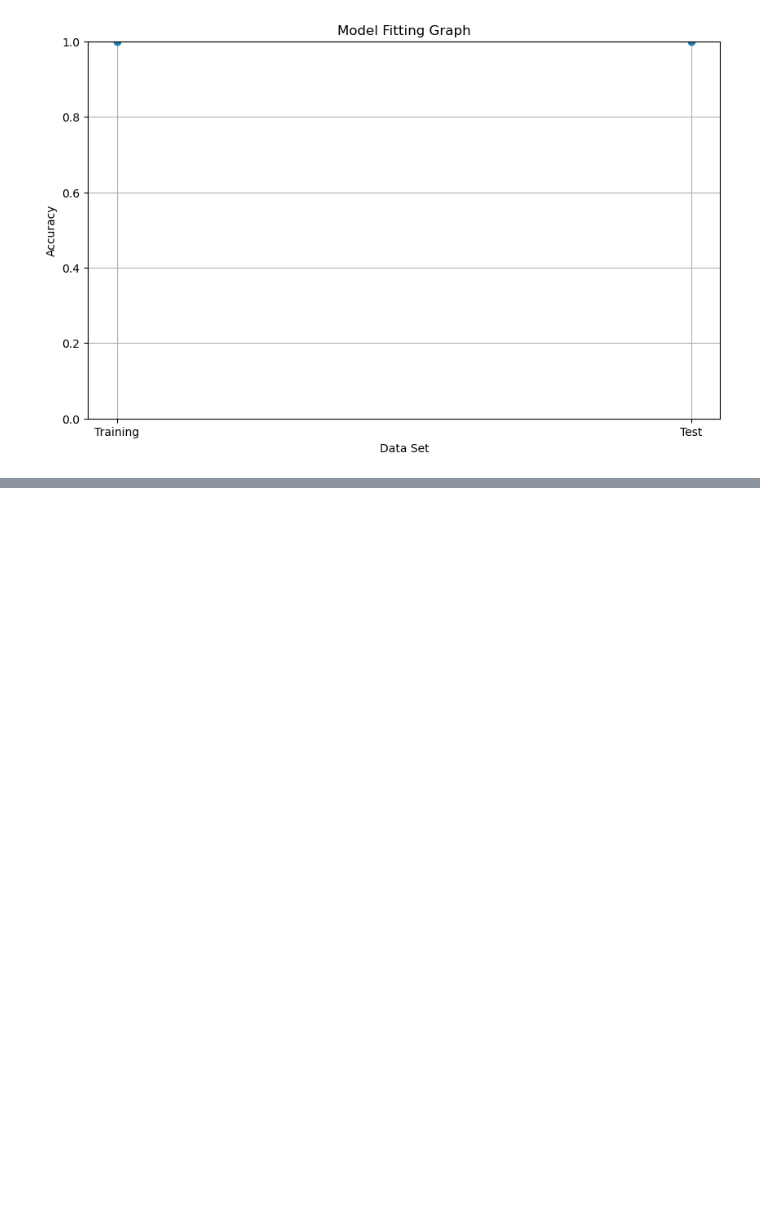
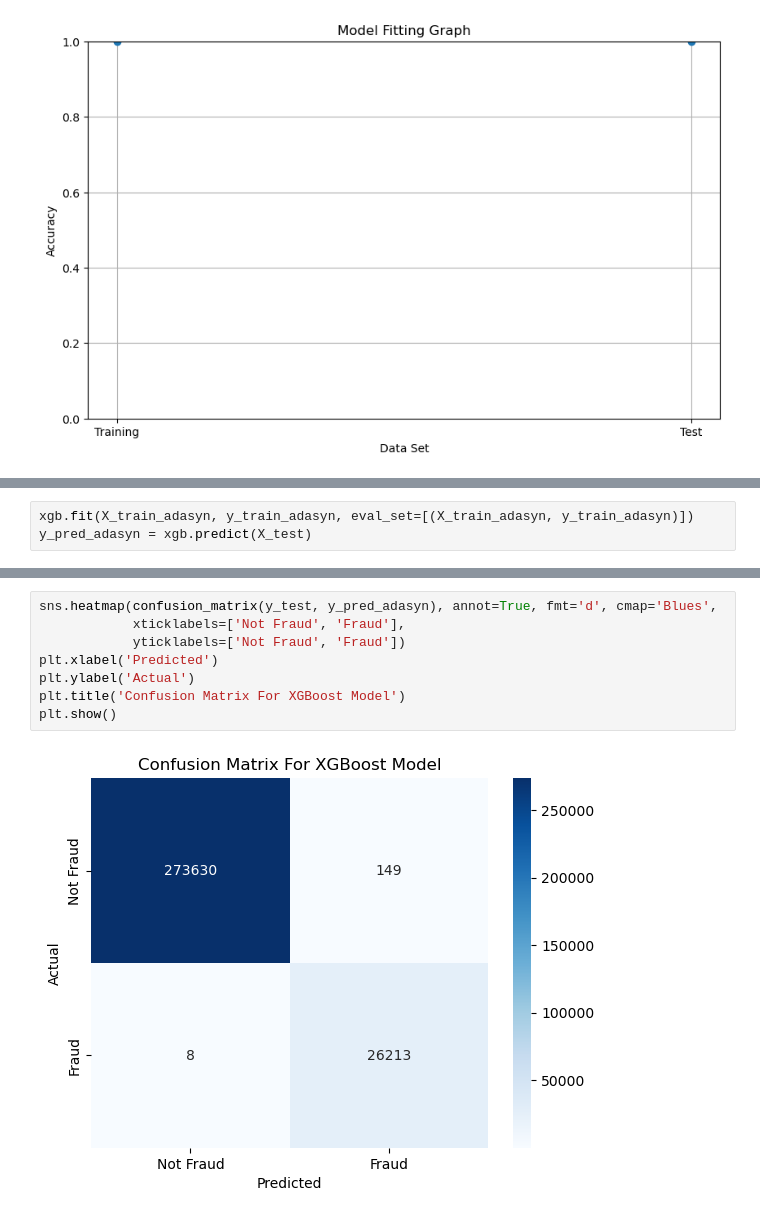
Before and after one commit to binkybarnes/credit-card-fraud, a Jupyter notebook: bruh.ipynb, the cells around one changed output, grey strips where cells are left out. Cells and saved outputs as stored; diff of their text form; blank space fills up the shorter version.

```diff
--- a/bruh.ipynb
+++ b/bruh.ipynb
@@ -271,0 +403,3 @@ I believe there is overfitting going on, even though I did cross validation. I w
+# %%
+xgb.fit(X_train_adasyn, y_train_adasyn, eval_set=[(X_train_adasyn, y_train_adasyn)])
+y_pred_adasyn = xgb.predict(X_test)
@@ -271,0 +434,10 @@ I believe there is overfitting going on, even though I did cross validation. I w
+# %%
+sns.heatmap(confusion_matrix(y_test, y_pred_adasyn), annot=True, fmt='d', cmap='Blues',
+            xticklabels=['Not Fraud', 'Fraud'],
+            yticklabels=['Not Fraud', 'Fraud'])
+plt.xlabel('Predicted')
+plt.ylabel('Actual')
+plt.title('Confusion Matrix For XGBoost Model')
+plt.show()
+# %% [output]
+[figure, added]
```
Also changed, not shown: parts of 36 cells of this notebook.
